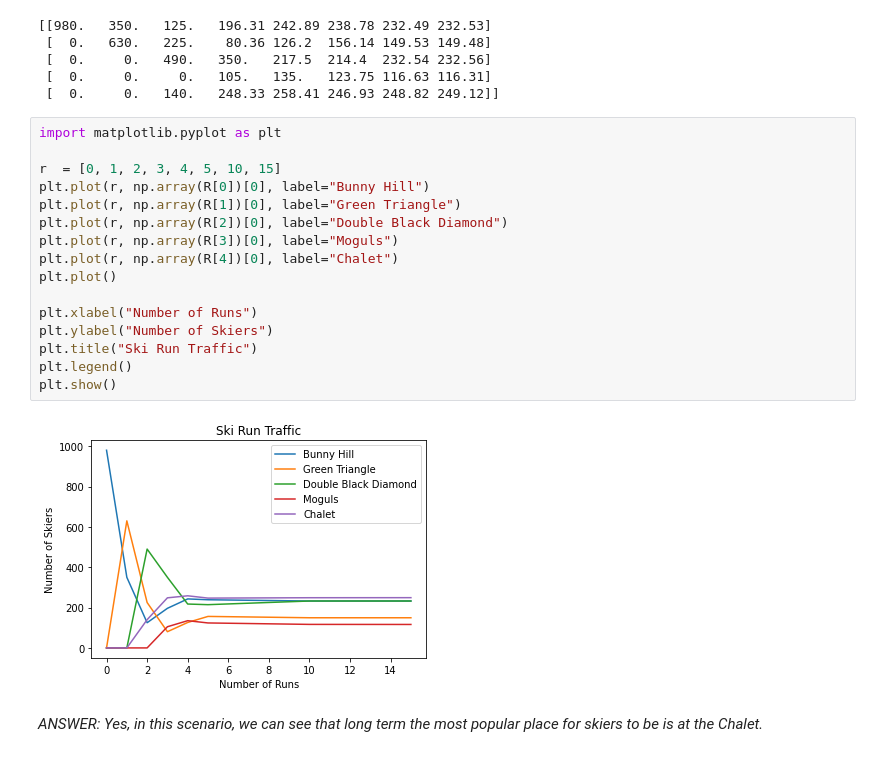
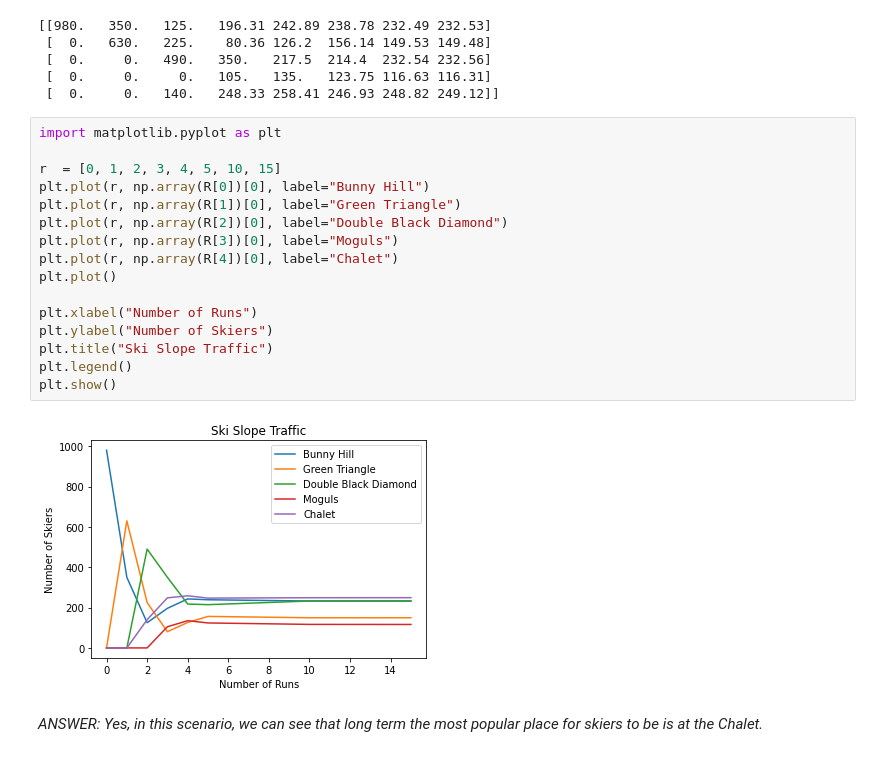
Before and after one commit to alliekwolf/Linear_Algebra_Coding_Projects, a Jupyter notebook: The_Ski_Hill_Transition_Matrices_and_Markov_Chains.ipynb, the cells around one changed output. Drawn from its saved outputs; the diff is of its cells as text.

```diff
--- a/The_Ski_Hill_Transition_Matrices_and_Markov_Chains.ipynb
+++ b/The_Ski_Hill_Transition_Matrices_and_Markov_Chains.ipynb
@@ -277,21 +277,21 @@ print(R.round(2))
 # %%
 import matplotlib.pyplot as plt
 
 r  = [0, 1, 2, 3, 4, 5, 10, 15]
 plt.plot(r, np.array(R[0])[0], label="Bunny Hill")
 plt.plot(r, np.array(R[1])[0], label="Green Triangle")
 plt.plot(r, np.array(R[2])[0], label="Double Black Diamond")
 plt.plot(r, np.array(R[3])[0], label="Moguls")
 plt.plot(r, np.array(R[4])[0], label="Chalet")
 plt.plot()
 
 plt.xlabel("Number of Runs")
 plt.ylabel("Number of Skiers")
-plt.title("Ski Run Traffic")
+plt.title("Ski Slope Traffic")
 plt.legend()
 plt.show()
 # %% [output]
-[figure, old version]
+[figure, new version]
 # %% [markdown]
 *ANSWER:  Yes, in this scenario, we can see that long term the most popular place for skiers to be is at the Chalet.*
 # %% [markdown]
```
Also changed, not shown: parts of 2 cells of this notebook.
